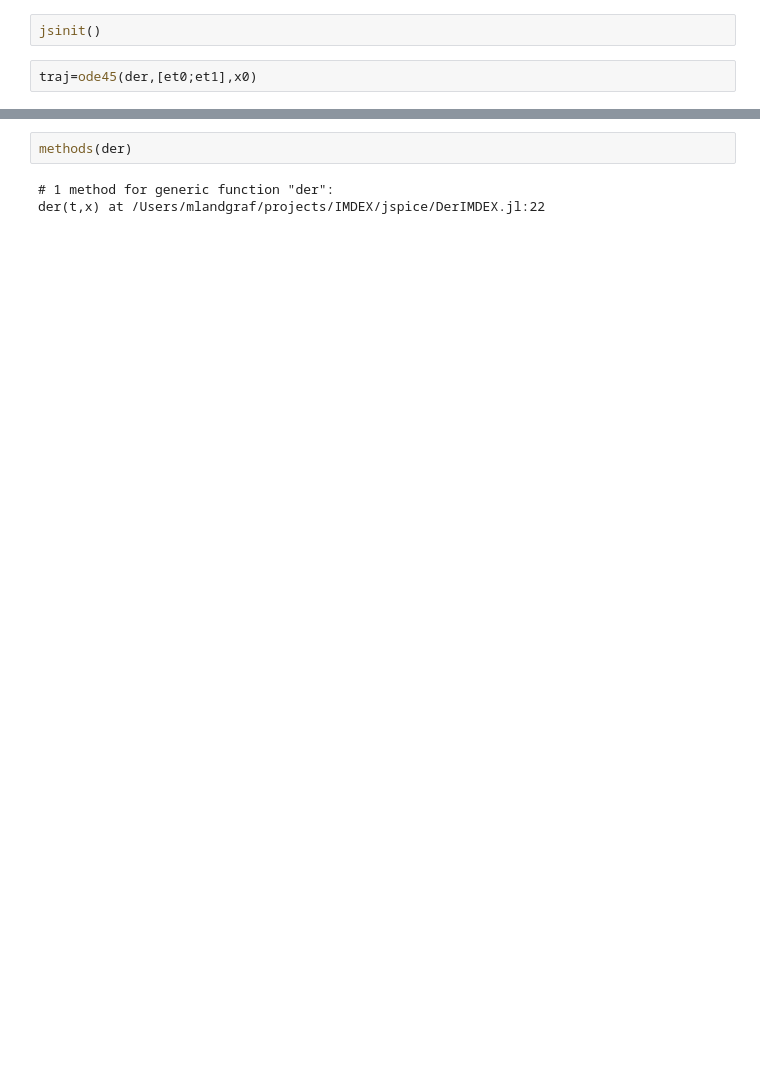
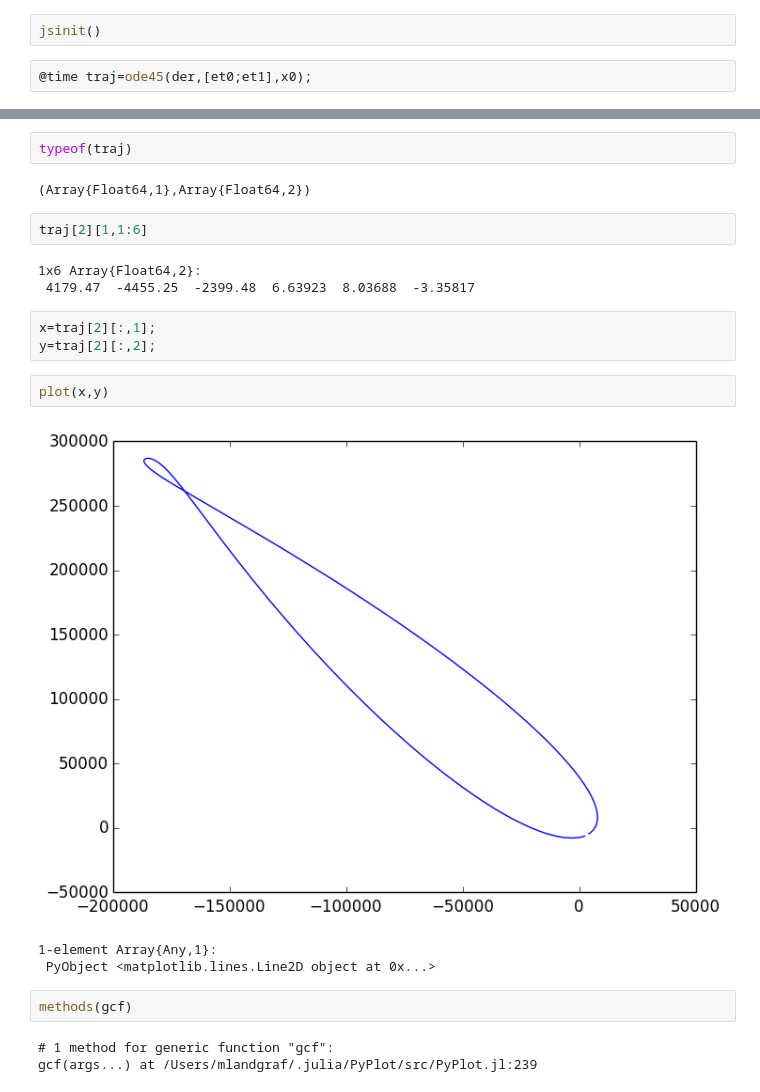
Before and after one commit to mlandgraf13/Astrodynamics.jl, a Jupyter notebook: frtest.ipynb, the cells around one changed output, grey strips where cells are left out. Drawn from its saved outputs; the diff is of its cells as text; blank space fills up the shorter version.

```diff
--- a/frtest.ipynb
+++ b/frtest.ipynb
@@ -61,5 +67,5 @@ et1=et0+dt*86400
 # %%
 jsinit()
 # %%
-traj=ode45(der,[et0;et1],x0)
+@time traj=ode45(der,[et0;et1],x0);
 # %% [output]
@@ -68,5 +73,23 @@ at In[12]:1
+# %%
+typeof(traj)
+# %% [output]
+(Array{Float64,1},Array{Float64,2})
+# %%
+traj[2][1,1:6]
+# %% [output]
+1x6 Array{Float64,2}:
+ 4179.47  -4455.25  -2399.48  6.63923  8.03688  -3.35817
+# %%
+x=traj[2][:,1];
+y=traj[2][:,2];
+# %%
+plot(x,y)
+# %% [output]
+[figure, added]
+1-element Array{Any,1}:
+ PyObject <matplotlib.lines.Line2D object at 0x...>
 # %%
-methods(der)
+methods(gcf)
 # %% [output]
-# 1 method for generic function "der":
-der(t,x) at /Users/mlandgraf/projects/IMDEX/jspice/DerIMDEX.jl:22
+# 1 method for generic function "gcf":
+gcf(args...) at /Users/mlandgraf/.julia/PyPlot/src/PyPlot.jl:239
```
Also changed, not shown: parts of 9 cells of this notebook.
